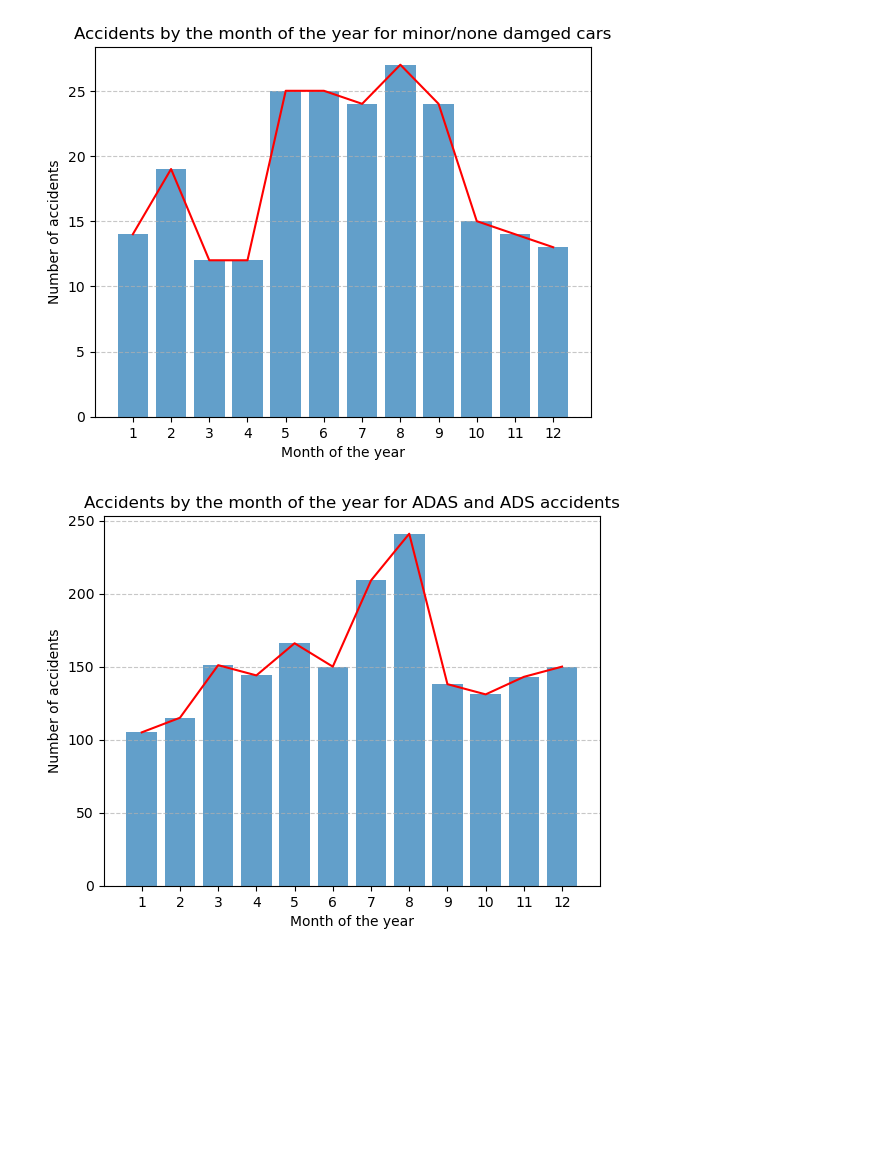
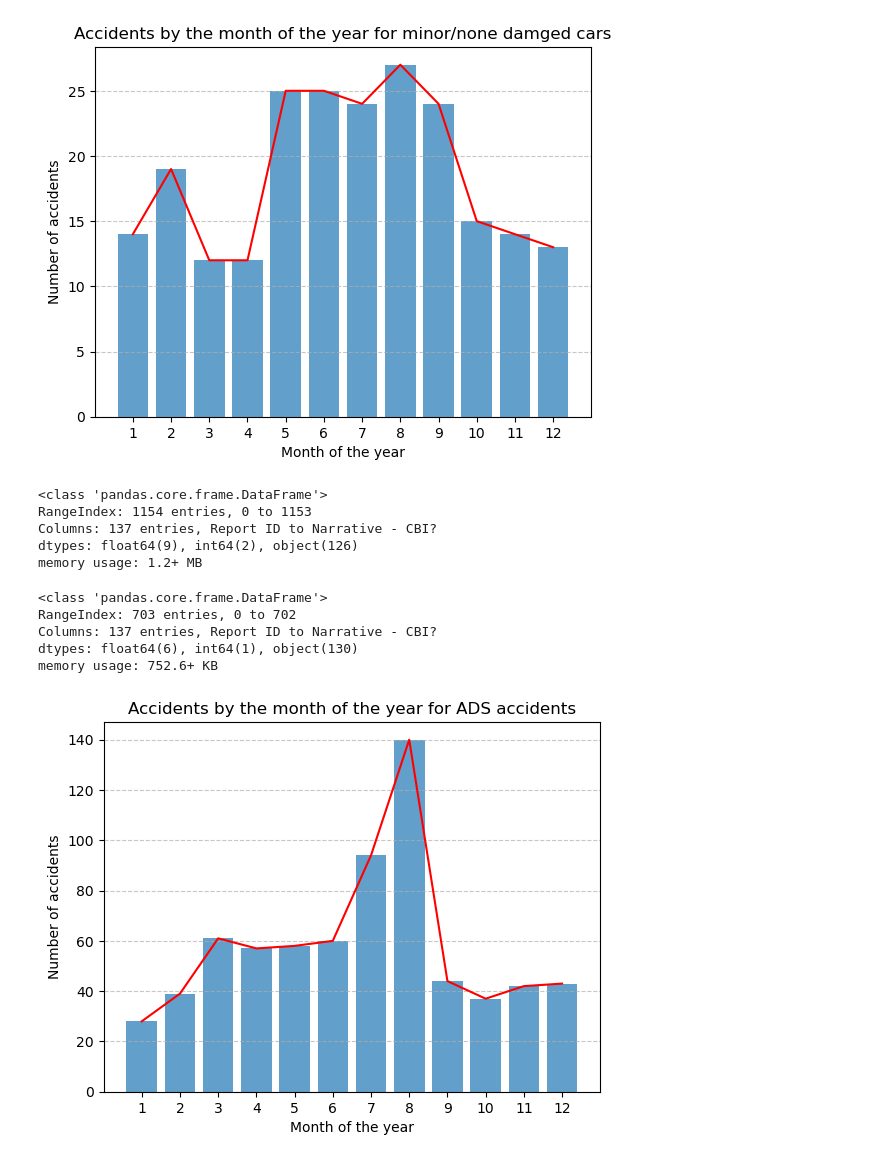
Before and after one commit to rohan527/accident-analysis, a Jupyter notebook: graphs.ipynb, the cells around one changed output. Drawn from its saved outputs; the diff is of its cells as text; code cells hidden in the pictures; blank space fills up the shorter version.

Commit message:
more graphs

```diff
--- a/graphs.ipynb
+++ b/graphs.ipynb
@@ -194,6 +195,22 @@ ADAS_data = pd.read_csv('california_data/NHTSA _SGO_incident_reports/SGO-2021-01
 ADS_data = pd.read_csv('california_data/NHTSA _SGO_incident_reports/SGO-2021-01_Incident_Reports_ADS.csv')
 
 combined_data = pd.concat([ADAS_data, ADS_data])
+# %%
+ADAS_data.info()
+# %% [output]
+<class 'pandas.core.frame.DataFrame'>
+RangeIndex: 1154 entries, 0 to 1153
+Columns: 137 entries, Report ID to Narrative - CBI?
+dtypes: float64(9), int64(2), object(126)
+memory usage: 1.2+ MB
+# %%
+ADS_data.info()
+# %% [output]
+<class 'pandas.core.frame.DataFrame'>
+RangeIndex: 703 entries, 0 to 702
+Columns: 137 entries, Report ID to Narrative - CBI?
+dtypes: float64(6), int64(1), object(130)
+memory usage: 752.6+ KB
 # %%
 def convert_month_to_num(month_str):
     try:
@@ -203,20 +220,20 @@ def convert_month_to_num(month_str):
         return -1
 # %%
 # get the months of the accidents
-combined_data['month_of_accident'] = combined_data['Incident Date'].apply(convert_month_to_num)
-filtered_data = combined_data[combined_data['month_of_accident'] != -1]
+ADS_data['month_of_accident'] = ADS_data['Incident Date'].apply(convert_month_to_num)
+filtered_data = ADS_data[ADS_data['month_of_accident'] != -1]
 month_counts = filtered_data['month_of_accident'].value_counts().sort_index()
 months = month_counts.index
 count = month_counts.values
 
 plt.plot(months, count, color = 'red')
 plt.xlabel('Month of the year')
 plt.ylabel('Number of accidents')
 plt.xticks(months)
-plt.title('Accidents by the month of the year for ADAS and ADS accidents')
+plt.title('Accidents by the month of the year for ADS accidents')
 
 plt.bar(months, count, align='center', alpha=0.7)
 plt.grid(axis='y', linestyle='--', alpha=0.7)
 plt.show()
 # %% [output]
-[figure, old version]
+[figure, new version]
```
Also changed, not shown: parts of 10 cells of this notebook.
